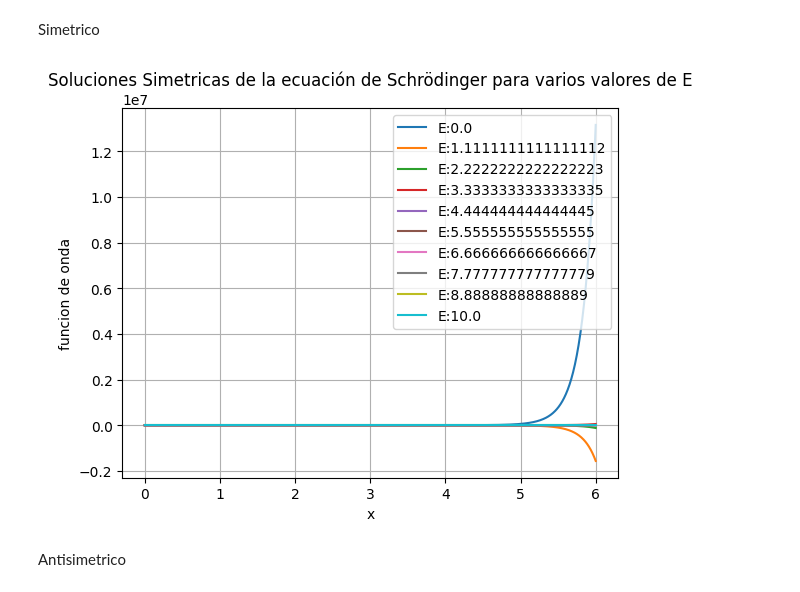
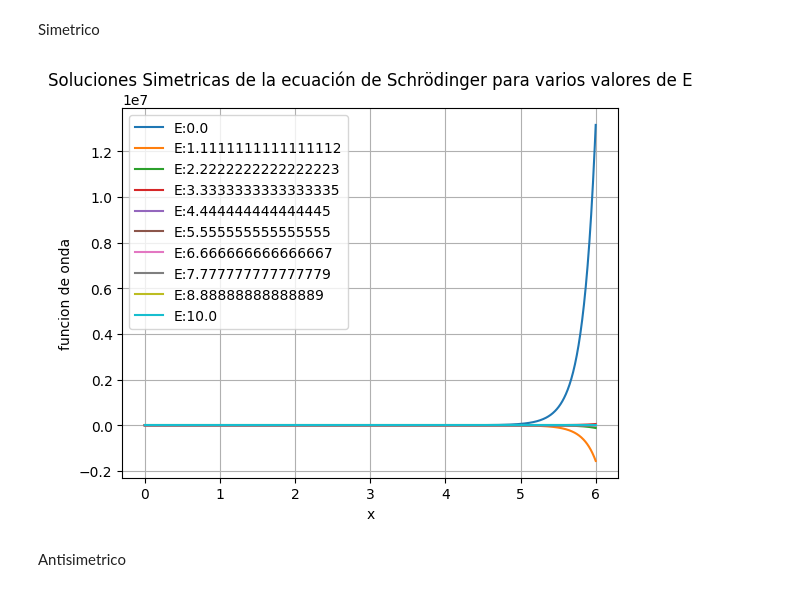
Before and after one commit to Metodos-Computacionales-II/Talleres, a Jupyter notebook: Taller 3/Taller 3.ipynb, the cells around one changed output. Saved outputs shown, nothing was run; the diff lists cells and outputs as text; code cells hidden in the pictures.

```diff
--- a/Taller 3/Taller 3.ipynb
+++ b/Taller 3/Taller 3.ipynb
@@ -201,15 +201,15 @@ Simetrico
 # %%
 for E in E_valores:
     solucion=solve_ivp(modelo,t_span=t,y0=y0_simetrico,args=(E,),t_eval=np.linspace(0, 6, 1000))
     plt.plot(solucion.t,solucion.y[0],label='E:'+str(E))
 plt.xlabel('x')
 plt.ylabel('funcion de onda')
 plt.title('Soluciones Simetricas de la ecuación de Schrödinger para varios valores de E')
-plt.legend(loc=1)
+plt.legend(loc=0)
 plt.grid(True)
 plt.show()
 # %% [output]
-[figure, old version]
+[figure, new version]
 # %% [markdown]
 Antisimetrico
 # %%
```
Also changed, not shown: parts of 1 cell of this notebook, 3 other files.
